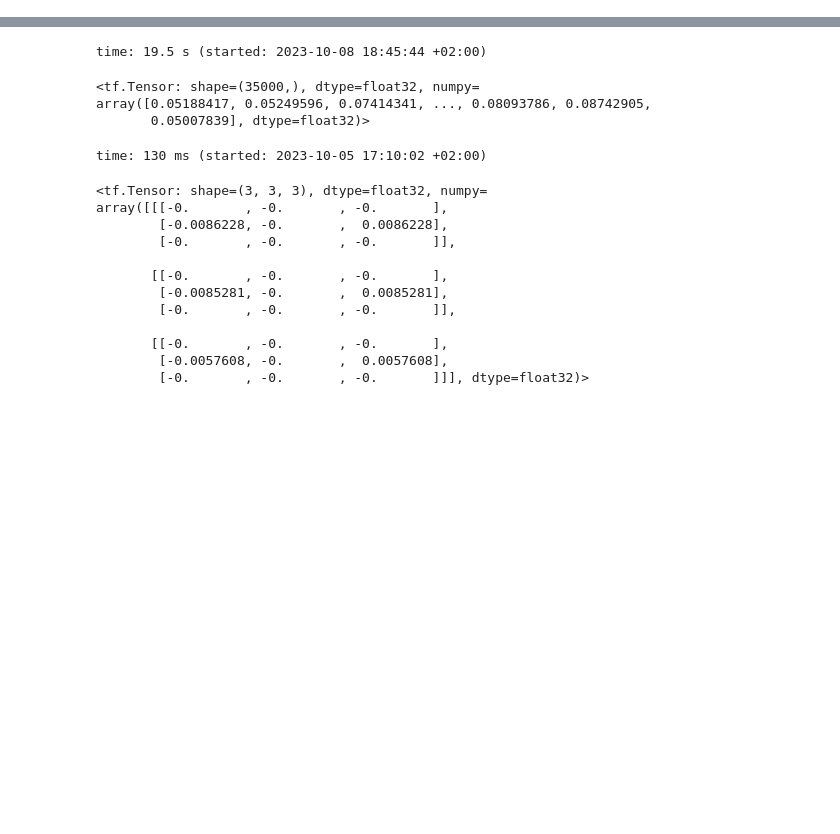
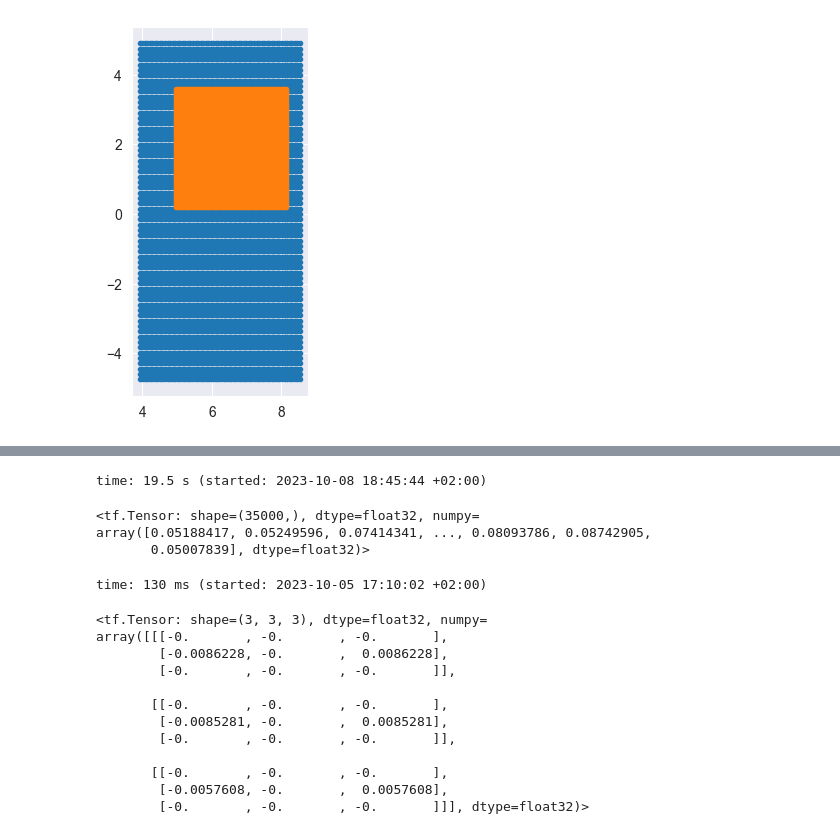
Before and after one commit to matteobonotto/PlaNet_Equil_reconstruction, a Jupyter notebook: notebooks/prepare_data_PlaNet.ipynb, the cells around one changed output, grey strips where cells are left out. Drawn from its saved outputs; the diff is of its cells as text; code cells hidden in the pictures; blank space fills up the shorter version.

```diff
--- a/notebooks/prepare_data_PlaNet.ipynb
+++ b/notebooks/prepare_data_PlaNet.ipynb
@@ -320,10 +259,11 @@ res_RHS_D_test = DB_res_RHS_pixel_test_ConvNet[np.int_(id_test), ...]
 # %%
-# # Example of the original grid and the sub-grid
-# for i in range(1):
-#   rr_grid, zz_grid, = sample_random_subgrids(RR_pixels,ZZ_pixels)
-#   plt.figure()
-#   plt.scatter(RR_pixels.ravel(), ZZ_pixels.ravel(), marker='.')
-#   plt.scatter(rr_grid.ravel(), zz_grid.ravel(), marker='.')
-#   ax = plt.gca()
-#   ax.set_aspect('equal', 'box')
-#   plt.show()
+for i in range(1):
+  rr_grid, zz_grid, = sample_random_subgrids()
+  plt.figure()
+  plt.scatter(RR_pixels.ravel(), ZZ_pixels.ravel(), marker='.')
+  plt.scatter(rr_grid.ravel(), zz_grid.ravel(), marker='.')
+  ax = plt.gca()
+  ax.set_aspect('equal', 'box')
+  plt.show()
+# %% [output]
+[figure, added]
```
Also changed, not shown: parts of 32 cells of this notebook, 5 other files.
